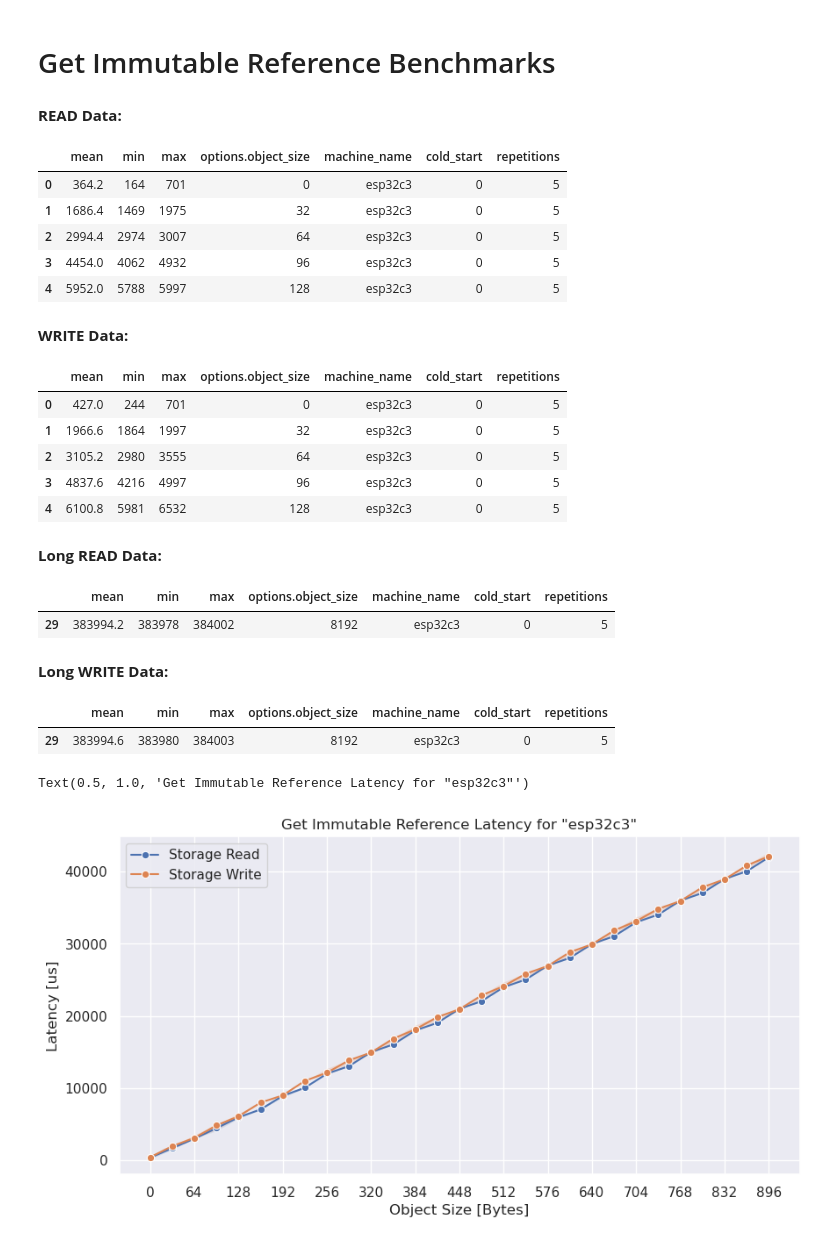
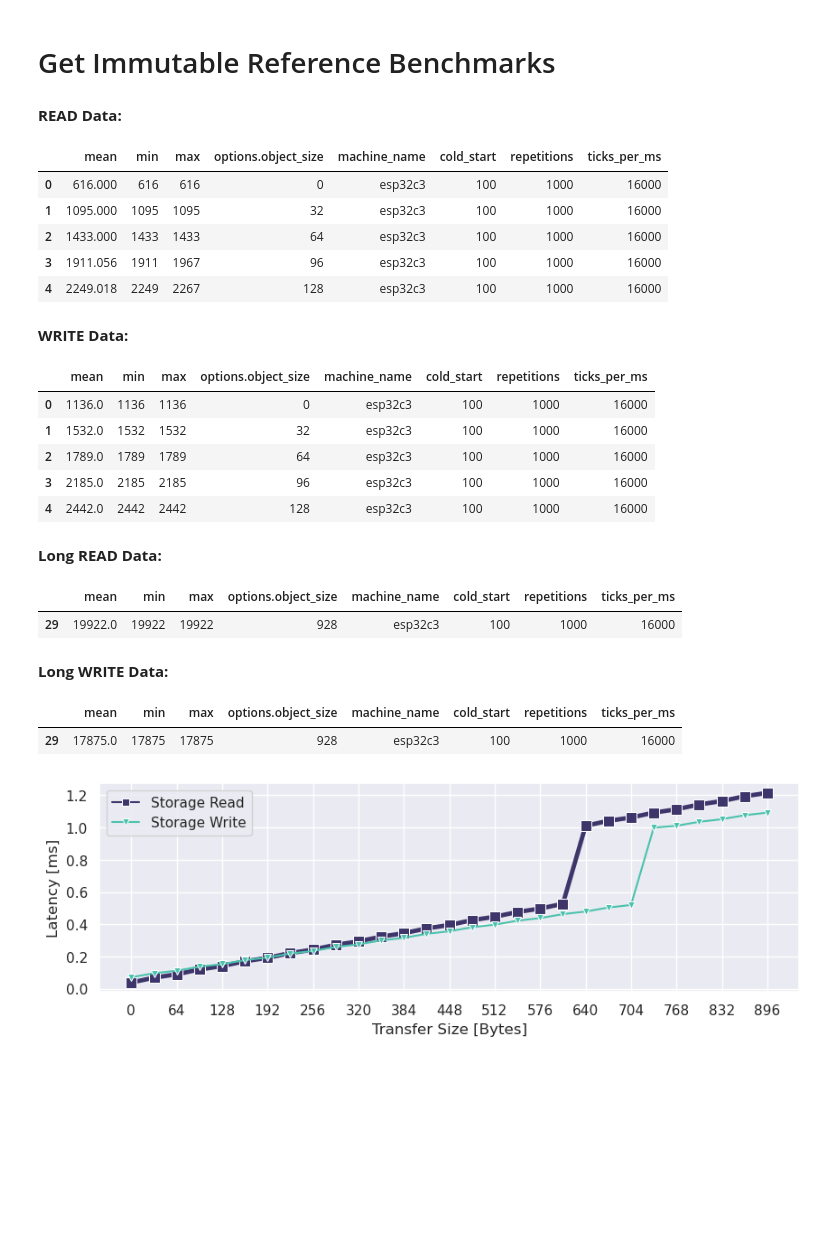
Before and after one commit to markus-gerber/vnv-heap, a Jupyter notebook: zephyr/vnv_heap_benchmark/analysis/spi_fram.ipynb, the cells around one changed output. Saved outputs shown, nothing was run; the diff lists cells and outputs as text; code cells hidden in the pictures; blank space fills up the shorter version.

```diff
--- a/zephyr/vnv_heap_benchmark/analysis/spi_fram.ipynb
+++ b/zephyr/vnv_heap_benchmark/analysis/spi_fram.ipynb
@@ -3,7 +3,7 @@
 # %%
 # select measurement file
 #file_name = "../output/2024-05-22 10-14-20 get1.json"
-file_name = "../output/2024-08-05 13-45-22 small.json"
+file_name = "../output/2024-08-27 10-35-36.json"
 
 # select style options
 grey_fill_between = False
@@ -19,12 +19,12 @@ import json
 with open(file_name) as file:
     raw_data = json.load(file)
 # %%
-from util.convert import convert_data
+from util.convert import get_storage_measurement
 from IPython.core.display import HTML
 
 # filter and convert data
-storage_read = convert_data(raw_data, "persistent_storage_read", ["mean", "min", "max", "options.object_size", "machine_name", "cold_start", "repetitions"])
-storage_write = convert_data(raw_data, "persistent_storage_write", ["mean", "min", "max", "options.object_size", "machine_name", "cold_start", "repetitions"])
+
+(storage_read, storage_write) = get_storage_measurement(raw_data)
 
 storage_read_long = storage_read.loc[storage_read["options.object_size"] == storage_read["options.object_size"].max()]
 storage_write_long = storage_write.loc[storage_write["options.object_size"] == storage_write["options.object_size"].max()]
@@ -42,51 +42,61 @@ display(HTML("<b>Long WRITE Data:</b>"))
 display(storage_write_long)
 # %% [output]
 READ Data:
-|  | mean | min | max | options.object_size | machine_name | cold_start | repetitions |
-| 0 | 364.2 | 164 | 701 | 0 | esp32c3 | 0 | 5 |
-| 1 | 1686.4 | 1469 | 1975 | 32 | esp32c3 | 0 | 5 |
-| 2 | 2994.4 | 2974 | 3007 | 64 | esp32c3 | 0 | 5 |
-| 3 | 4454.0 | 4062 | 4932 | 96 | esp32c3 | 0 | 5 |
-| 4 | 5952.0 | 5788 | 5997 | 128 | esp32c3 | 0 | 5 |
+|  | mean | min | max | options.object_size | machine_name | cold_start | repetitions | ticks_per_ms |
+| 0 | 616.000 | 616 | 616 | 0 | esp32c3 | 100 | 1000 | 16000 |
+| 1 | 1095.000 | 1095 | 1095 | 32 | esp32c3 | 100 | 1000 | 16000 |
+| 2 | 1433.000 | 1433 | 1433 | 64 | esp32c3 | 100 | 1000 | 16000 |
+| 3 | 1911.056 | 1911 | 1967 | 96 | esp32c3 | 100 | 1000 | 16000 |
+| 4 | 2249.018 | 2249 | 2267 | 128 | esp32c3 | 100 | 1000 | 16000 |
 WRITE Data:
-|  | mean | min | max | options.object_size | machine_name | cold_start | repetitions |
-| 0 | 427.0 | 244 | 701 | 0 | esp32c3 | 0 | 5 |
-| 1 | 1966.6 | 1864 | 1997 | 32 | esp32c3 | 0 | 5 |
-| 2 | 3105.2 | 2980 | 3555 | 64 | esp32c3 | 0 | 5 |
-| 3 | 4837.6 | 4216 | 4997 | 96 | esp32c3 | 0 | 5 |
-| 4 | 6100.8 | 5981 | 6532 | 128 | esp32c3 | 0 | 5 |
+|  | mean | min | max | options.object_size | machine_name | cold_start | repetitions | ticks_per_ms |
+| 0 | 1136.0 | 1136 | 1136 | 0 | esp32c3 | 100 | 1000 | 16000 |
+| 1 | 1532.0 | 1532 | 1532 | 32 | esp32c3 | 100 | 1000 | 16000 |
+| 2 | 1789.0 | 1789 | 1789 | 64 | esp32c3 | 100 | 1000 | 16000 |
+| 3 | 2185.0 | 2185 | 2185 | 96 | esp32c3 | 100 | 1000 | 16000 |
+| 4 | 2442.0 | 2442 | 2442 | 128 | esp32c3 | 100 | 1000 | 16000 |
 Long READ Data:
-|  | mean | min | max | options.object_size | machine_name | cold_start | repetitions |
-| 29 | 383994.2 | 383978 | 384002 | 8192 | esp32c3 | 0 | 5 |
+|  | mean | min | max | options.object_size | machine_name | cold_start | repetitions | ticks_per_ms |
+| 29 | 19922.0 | 19922 | 19922 | 928 | esp32c3 | 100 | 1000 | 16000 |
 Long WRITE Data:
-|  | mean | min | max | options.object_size | machine_name | cold_start | repetitions |
-| 29 | 383994.6 | 383980 | 384003 | 8192 | esp32c3 | 0 | 5 |
+|  | mean | min | max | options.object_size | machine_name | cold_start | repetitions | ticks_per_ms |
+| 29 | 17875.0 | 17875 | 17875 | 928 | esp32c3 | 100 | 1000 | 16000 |
 # %%
-from util.plot import set_gird
+from util.plot import set_gird, save_plot, set_theme
+from util.convert import scale_data
 import seaborn as sns
 import matplotlib.pyplot as plt
 
-SELECTED_BLOCKER_SIZE = [0, 16, 96, 192, 240, 304]
-
-sns.set_theme()
+set_theme(3, 0, 1)
 
 fig, ax = plt.subplots()
-fig.set_figheight(5)
+fig.set_figheight(3)
 fig.set_figwidth(10)
 
+unit = "ms"
+
 if len(storage_read) != 0:
-    sns.lineplot(ax=ax, data=storage_read, x="options.object_size", y="mean", label="Storage Read", markers=["o"], marker="o")
-    ax.fill_between(storage_read["options.object_size"], storage_read["min"], storage_read["max"], alpha=0.2, **fill_between_args)
+    storage_read_scaled = scale_data(storage_read, unit)
+    sns.lineplot(ax=ax, data=storage_read_scaled, x="options.object_size", y="mean", label="Storage Read", markers=["o"], marker="s", linewidth=3.5, markersize=8)
+    ax.fill_between(storage_read_scaled["options.object_size"], storage_read_scaled["min"], storage_read_scaled["max"], alpha=0.2, **fill_between_args)
 
 if len(storage_write) != 0:
-    sns.lineplot(ax=ax, data=storage_write, x="options.object_size", y="mean", label="Storage Write", markers=["o"], marker="o")
-    ax.fill_between(storage_write["options.object_size"], storage_write["min"], storage_write["max"], alpha=0.2, **fill_between_args)
+    storage_write_scaled = scale_data(storage_write, unit)
+    sns.lineplot(ax=ax, data=storage_write_scaled, x="options.object_size", y="mean", label="Storage Write", markers=["o"], marker="v")
+    ax.fill_between(storage_write_scaled["options.object_size"], storage_write_scaled["min"], storage_write_scaled["max"], alpha=0.2, **fill_between_args)
 
 set_gird(64, max(storage_read["options.object_size"].max(), storage_write["options.object_size"].max()), ax)
 
-ax.set_xlabel("Object Size [Bytes]")
-ax.set_ylabel("Latency [us]")
-ax.set_title("Get Immutable Reference Latency for \"" + storage_write["machine_name"][0] + "\"")
+ax.set_xlabel("Transfer Size [Bytes]")
+ax.set_ylabel(f"Latency [{unit}]")
+#ax.set_ylim(bottom=-4, top=50)
+leg = ax.legend()
+
+# unify legend
+for line in leg.get_lines():
+    line.set_linewidth(leg.get_lines()[-1].get_linewidth())
+    line.set_markersize(leg.get_lines()[-1].get_markersize())
+
+save_plot("spi_fram")
 # %% [output]
-Text(0.5, 1.0, 'Get Immutable Reference Latency for "esp32c3"')
-[figure, old version]
+[figure, new version]
```
Also changed, not shown: 4 other files.
